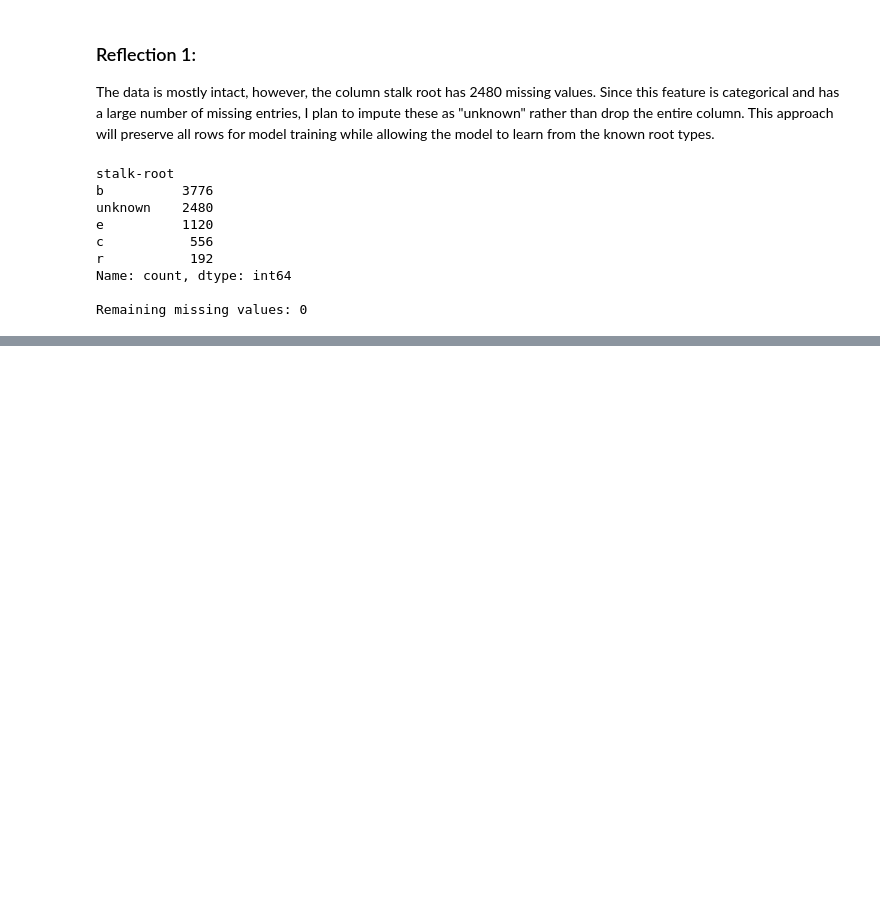
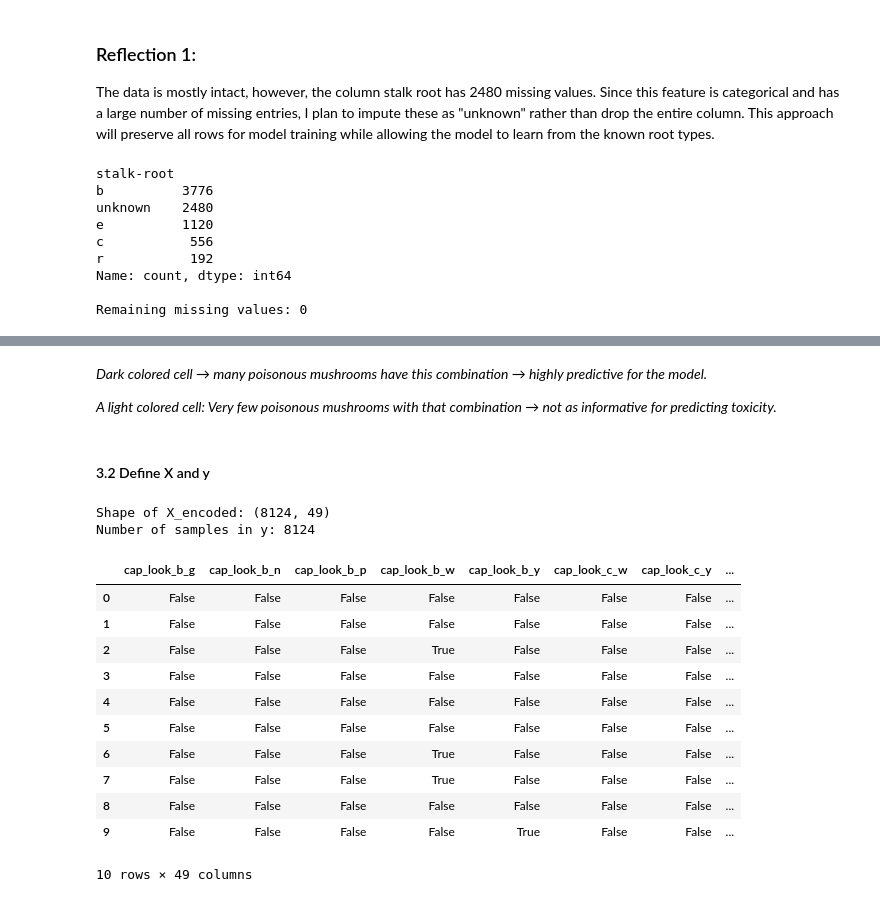
Before and after one commit to LFoster03/ml-midterm-foster, a Jupyter notebook: classification_foster.ipynb, the cells around one changed output, grey strips where cells are left out. Cells and saved outputs as stored; diff of their text form; code cells hidden in the pictures; blank space fills up the shorter version.

```diff
--- a/classification_foster.ipynb
+++ b/classification_foster.ipynb
@@ -159,0 +325,36 @@ Remaining missing values: 0
+# %% [markdown]
+*Dark colored cell → many poisonous mushrooms have this combination → highly predictive for the model.*
+
+*A light colored cell: Very few poisonous mushrooms with that combination → not as informative for predicting toxicity.*
+# %% [markdown]
+#### 3.2 Define X and y
+# %%
+# Select input features
+features = ['cap_look', 'odor', 'stalk-root']
+X = mushroom_df[features]
+
+# Encode target variable
+y = mushroom_df['poisonous'].map({'e':0, 'p':1})
+
+# One-hot encode categorical features
+X_encoded = pd.get_dummies(X, drop_first=True)
+
+# Verify shapes and preview
+print("Shape of X_encoded:", X_encoded.shape)
+print("Number of samples in y:", y.shape[0])
+display(X_encoded.head(10))
+# %% [output]
+Shape of X_encoded: (8124, 49)
+Number of samples in y: 8124
+|  | cap_look_b_g | cap_look_b_n | cap_look_b_p | cap_look_b_w | cap_look_b_y | cap_look_c_w | cap_look_c_y | ... |
+| 0 | False | False | False | False | False | False | False | ... |
+| 1 | False | False | False | False | False | False | False | ... |
+| 2 | False | False | False | True | False | False | False | ... |
+| 3 | False | False | False | False | False | False | False | ... |
+| 4 | False | False | False | False | False | False | False | ... |
+| 5 | False | False | False | False | False | False | False | ... |
+| 6 | False | False | False | True | False | False | False | ... |
+| 7 | False | False | False | True | False | False | False | ... |
+| 8 | False | False | False | False | False | False | False | ... |
+| 9 | False | False | False | False | True | False | False | ... |
+10 rows × 49 columns
```
Also changed, not shown: parts of 19 cells of this notebook, 1 other file.
